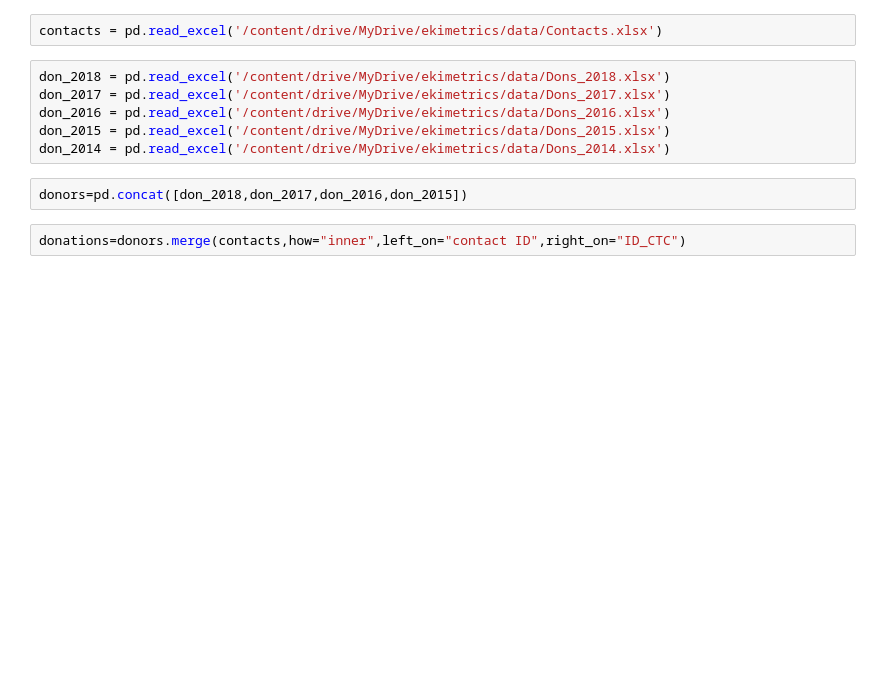
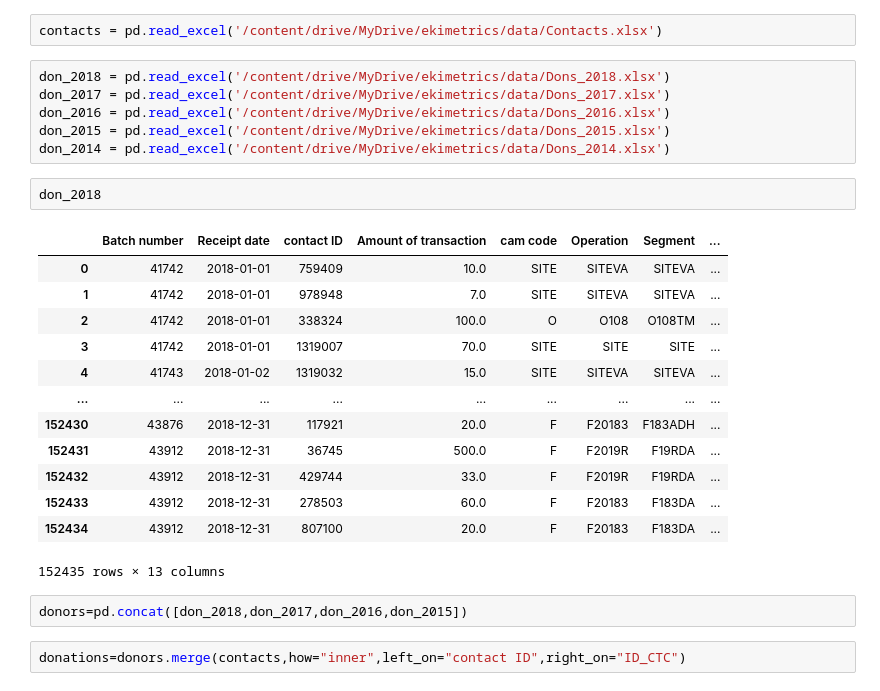
Before and after one commit to mnasini/ekimetrics-, a Jupyter notebook: ekimetrics.ipynb, the cells around one changed output. Drawn from its saved outputs; the diff is of its cells as text; blank space fills up the shorter version.

```diff
--- a/ekimetrics.ipynb
+++ b/ekimetrics.ipynb
@@ -65,6 +82,22 @@ don_2017 = pd.read_excel('/content/drive/MyDrive/ekimetrics/data/Dons_2017.xlsx'
 don_2016 = pd.read_excel('/content/drive/MyDrive/ekimetrics/data/Dons_2016.xlsx')
 don_2015 = pd.read_excel('/content/drive/MyDrive/ekimetrics/data/Dons_2015.xlsx')
 don_2014 = pd.read_excel('/content/drive/MyDrive/ekimetrics/data/Dons_2014.xlsx')
+# %%
+don_2018
+# %% [output]
+|  | Batch number | Receipt date | contact ID | Amount of transaction | cam code | Operation | Segment | ... |
+| 0 | 41742 | 2018-01-01 | 759409 | 10.0 | SITE | SITEVA | SITEVA | ... |
+| 1 | 41742 | 2018-01-01 | 978948 | 7.0 | SITE | SITEVA | SITEVA | ... |
+| 2 | 41742 | 2018-01-01 | 338324 | 100.0 | O | O108 | O108TM | ... |
+| 3 | 41742 | 2018-01-01 | 1319007 | 70.0 | SITE | SITE | SITE | ... |
+| 4 | 41743 | 2018-01-02 | 1319032 | 15.0 | SITE | SITEVA | SITEVA | ... |
+| ... | ... | ... | ... | ... | ... | ... | ... | ... |
+| 152430 | 43876 | 2018-12-31 | 117921 | 20.0 | F | F20183 | F183ADH | ... |
+| 152431 | 43912 | 2018-12-31 | 36745 | 500.0 | F | F2019R | F19RDA | ... |
+| 152432 | 43912 | 2018-12-31 | 429744 | 33.0 | F | F2019R | F19RDA | ... |
+| 152433 | 43912 | 2018-12-31 | 278503 | 60.0 | F | F20183 | F183DA | ... |
+| 152434 | 43912 | 2018-12-31 | 807100 | 20.0 | F | F20183 | F183DA | ... |
+152435 rows × 13 columns
 # %%
 donors=pd.concat([don_2018,don_2017,don_2016,don_2015])
 # %%
```
Also changed, not shown: parts of 26 cells of this notebook.
